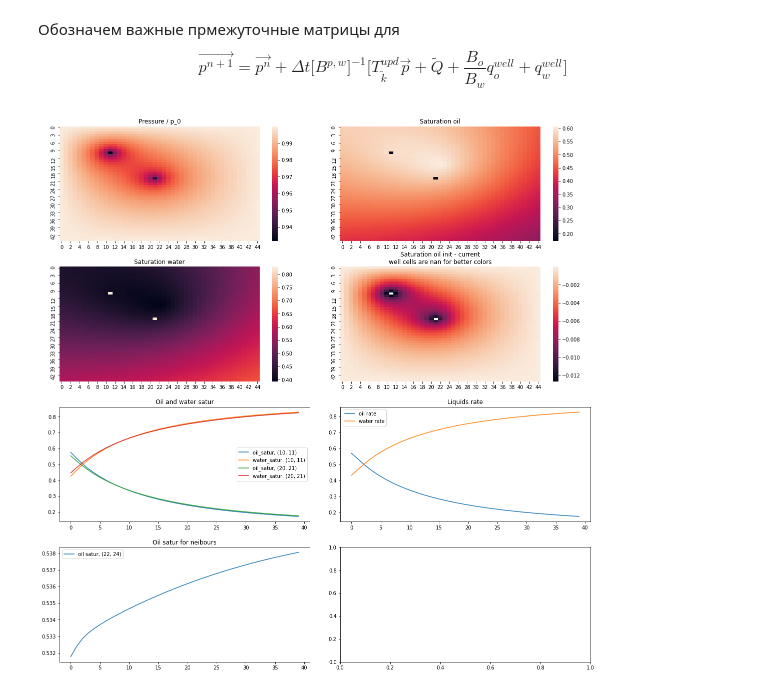
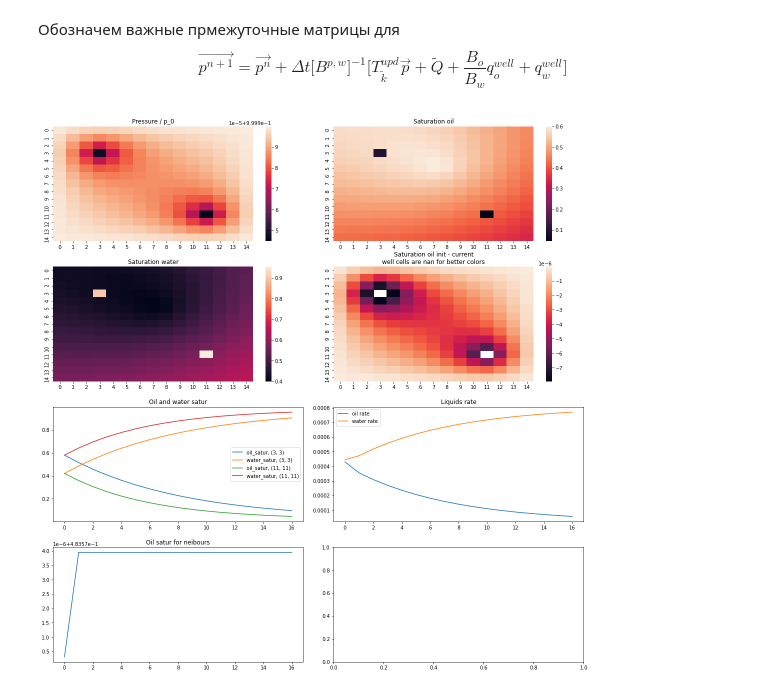
Before and after one commit to yamidovich/ReservoirModel, a Jupyter notebook: Model_on_work_env.ipynb, the cells around one changed output. Cells and saved outputs as stored; diff of their text form; code cells hidden in the pictures.

Commit message:
smth working with const pressure wells

```diff
--- a/Model_on_work_env.ipynb
+++ b/Model_on_work_env.ipynb
@@ -25,7 +25,7 @@ imp.reload(ma_init)
 
 const = prop.Constants()
 # %%
-nx , ny = 45, 45
+nx , ny = 15, 15
 # %%
 Satur_matrix = ma_init.get_matrix_with_pdf(nx=nx, ny=ny, pdf=ma_init.corner)
 Satur_matrix *= 0.6
@@ -78,17 +73,23 @@ neibours = [(22, 24)]
+# %%
+wells = {}
+const_p_wells = {(3, 3): 1,
+                 (11, 11): 1
+        }
+neibours = [(9, 9)]
 # %%
 env = res.Env(k_2d_matrix=k_matrix, poir_2d_matrix=porosity_matrix, depth_2d_matrix=depth_matrix,
               satur_2d_matrix=Satur_matrix,
-              const=const, well_positions=wells,
-              boundary_cond = {'o': 'const_pressure', 'p': 'const_pressure', 'w': 'const_pressure'}
+              const=const, well_positions=wells, two_d_well_index_rw_scale=const_p_wells,
+              boundary_cond = 'const_pressure'
              )
 # %%
-n_it = int(2e2)
-upd_plot_freq = int(5e0)
+n_it = int(1e5)
+upd_plot_freq = int(6e3)
 q_o_rate = []
 q_w_rate = []
 
-s_o_hist = {key: [] for key in wells}
-s_w_hist = {key: [] for key in wells}
+s_o_hist = {key: [] for key in const_p_wells}
+s_w_hist = {key: [] for key in const_p_wells}
 for key in neibours:
     s_o_hist[key] = []
     s_w_hist[key] = []
@@ -103,7 +104,7 @@ for i in range(n_it):
         q_w_rate.append(env.q_w_total())
         q_o_rate.append(env.q_o_total())
 
-        for key in wells:
+        for key in const_p_wells:
             s_o_hist[key].append(s_o[key[0], key[1]])
             s_w_hist[key].append(s_w[key[0], key[1]])
 
@@ -116,34 +117,33 @@ for i in range(n_it):
         f.tight_layout(pad=3.0)
         g1 = sns.heatmap(env.p_as_2d() / const.p_0(), ax=ax[0][0], cbar=True) #, vmax=1, vmin=0.8)
         g1.set_title('Pressure / p_0')
 
         g2 = sns.heatmap(env.s_o_as_2d(), ax=ax[0][1], cbar=True) # , vmax=0.5, vmin=0.3)
         g2.set_title('Saturation oil')
 
         g3 = sns.heatmap(s_w, ax=ax[1][0], cbar=True) # , vmax=0.7, vmin=0.5)
         g3.set_title('Saturation water')
         satur_diff = Satur_matrix - s_o
-        for key in wells:
+        for key in const_p_wells:
             satur_diff[key] = np.nan
         g4 = sns.heatmap(satur_diff, cbar=True, ax=ax[1][1])#, vmax=1, vmin=0)
         g4.set_title('Saturation oil init - current\nwell cells are nan for better colors')
 
         # plot satur in every well
-        for key in wells:
+        for key in const_p_wells:
             ax[2][0].plot(s_o_hist[key], label=f'oil_satur, {key}')
             ax[2][0].plot(s_w_hist[key], label=f'water_satur, {key}')
         ax[2][0].set_title('Oil and water satur')
         ax[2][0].legend()
 
         ax[2][1].plot(q_o_rate, label='oil rate')
         ax[2][1].plot(q_w_rate, label='water rate')
         ax[2][1].set_title('Liquids rate')
         ax[2][1].legend()
         for key in neibours:
             ax[3][0].plot(s_o_hist[key], label=f'oil satur, {key}')
             ax[3][0].set_title('Oil satur for neibours')
-            ax[3][0].legend()
 
         plt.show()
 # %% [output]
-[figure, old version]
+[figure, new version]
```
Also changed, not shown: parts of 5 cells of this notebook, 6 other files.
